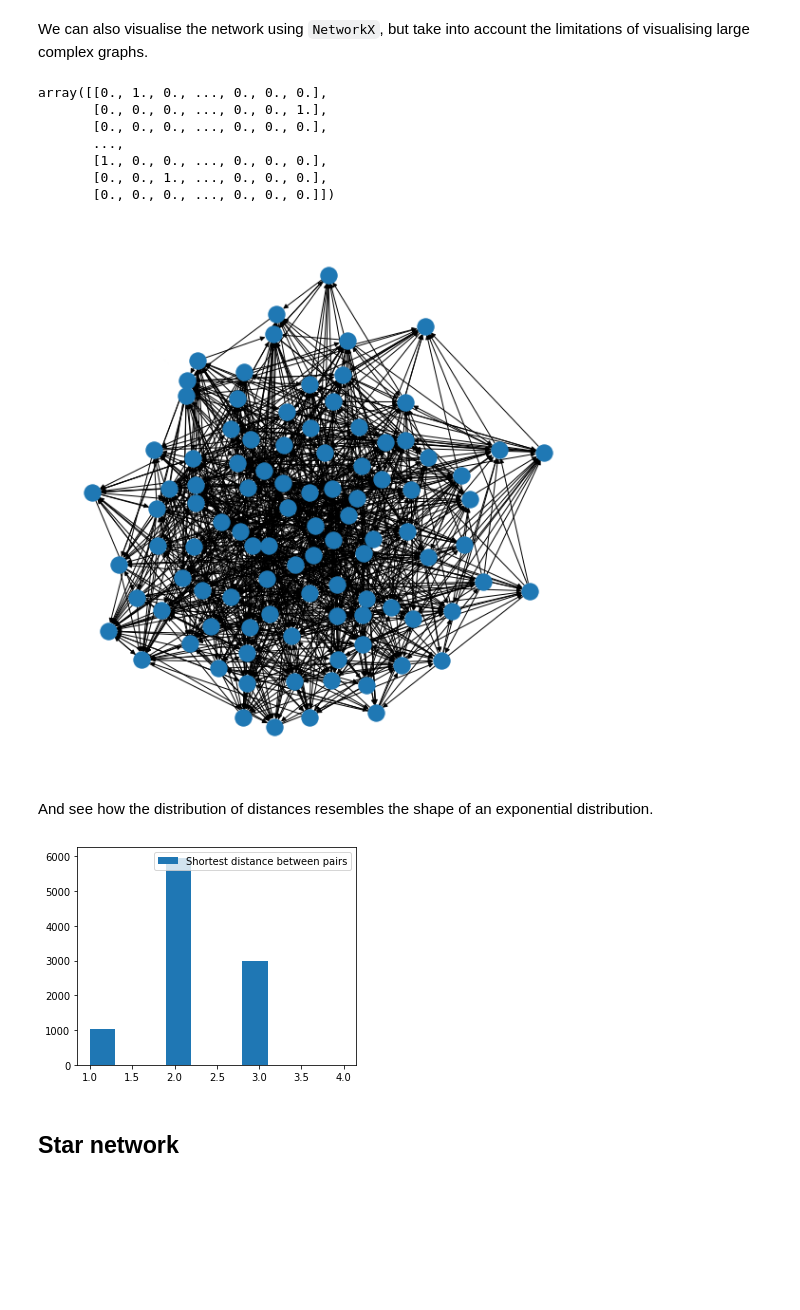
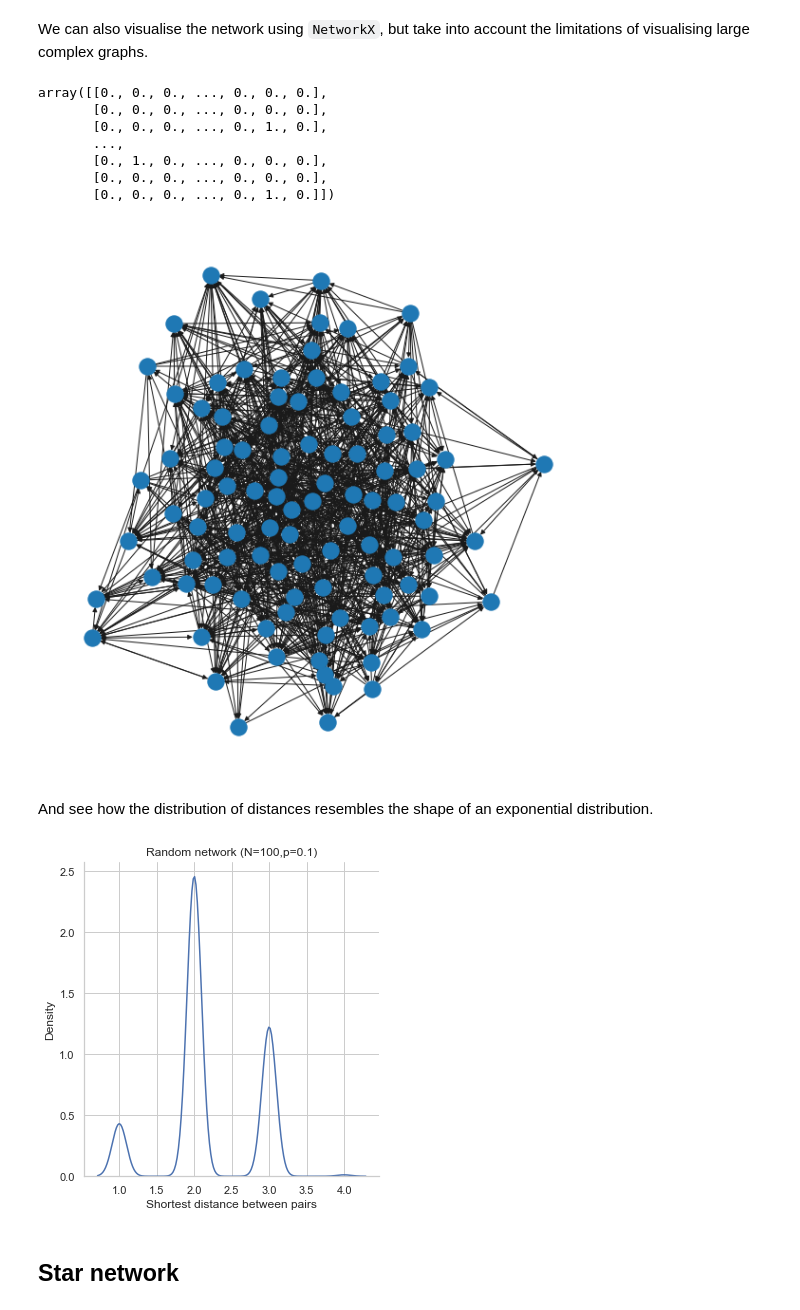
Before and after one commit to jadianes/pycomplexnet, a Jupyter notebook: notebooks/generators.ipynb, the cells around one changed output. Cells and saved outputs as stored; diff of their text form; code cells hidden in the pictures; blank space fills up the shorter version.

```diff
--- a/notebooks/generators.ipynb
+++ b/notebooks/generators.ipynb
@@ -5,6 +5,8 @@ from pycomplexnet import generators, network
 import itertools
 import numpy as np
 import matplotlib.pyplot as plt
+import seaborn as sns
+sns.set_style('whitegrid')
 import networkx as nx
 # %% [markdown]
 ## Random graphs
@@ -12,7 +14,8 @@ import networkx as nx
 A random graph can be created as follows.
 # %%
 RANDOM_NET_N_NODES = 100
-net = generators.random_network(RANDOM_NET_N_NODES,0.1)
+RANDOM_NET_P = 0.1
+net = generators.random_network(RANDOM_NET_N_NODES,RANDOM_NET_P)
 # %%
 plt.rcParams['figure.figsize'] = (5,4)
 plt.hist(net.get_in_degrees().tolist()[0], label='In degrees')
@@ -30,13 +33,13 @@ We can also visualise the network using `NetworkX`, but take into account the li
 # %%
 net.adjacency_matrix.toarray()
 # %% [output]
-array([[0., 1., 0., ..., 0., 0., 0.],
-       [0., 0., 0., ..., 0., 0., 1.],
+array([[0., 0., 0., ..., 0., 0., 0.],
        [0., 0., 0., ..., 0., 0., 0.],
+       [0., 0., 0., ..., 0., 1., 0.],
        ...,
-       [1., 0., 0., ..., 0., 0., 0.],
-       [0., 0., 1., ..., 0., 0., 0.],
-       [0., 0., 0., ..., 0., 0., 0.]])
+       [0., 1., 0., ..., 0., 0., 0.],
+       [0., 0., 0., ..., 0., 0., 0.],
+       [0., 0., 0., ..., 0., 1., 0.]])
 # %%
 plt.rcParams['figure.figsize'] = (8,8)
 G = nx.from_scipy_sparse_matrix(net.adjacency_matrix, create_using=nx.DiGraph)
@@ -45,7 +48,7 @@ G = nx.from_scipy_sparse_matrix(net.adjacency_matrix, create_using=nx.DiGraph)
 nx.draw(G, with_labels=False)
 plt.show()
 # %% [output]
-[figure, old version]
+[figure, new version]
 # %% [markdown]
 And see how the distribution of distances resembles the shape of an exponential distribution.
 # %%
@@ -54,10 +57,11 @@ min_distances = [
     net.get_distance(i,j) for (i,j) in itertools.product(range(0,RANDOM_NET_N_NODES),range(0,RANDOM_NET_N_NODES))
 ]
 # %%
-plt.hist([d for d in min_distances if d is not np.Inf], label='Shortest distance between pairs')
-plt.legend();
+g = sns.displot([d for d in min_distances if d is not np.Inf], kind='kde')
+g.set(xlabel='Shortest distance between pairs',
+     title="Random network (N={},p={})".format(RANDOM_NET_N_NODES,RANDOM_NET_P));
 # %% [output]
-[figure, old version]
+[figure, new version]
 # %% [markdown]
 ## Star network
 # %% [markdown]
```
Also changed, not shown: parts of 10 cells of this notebook, 5 other files.
